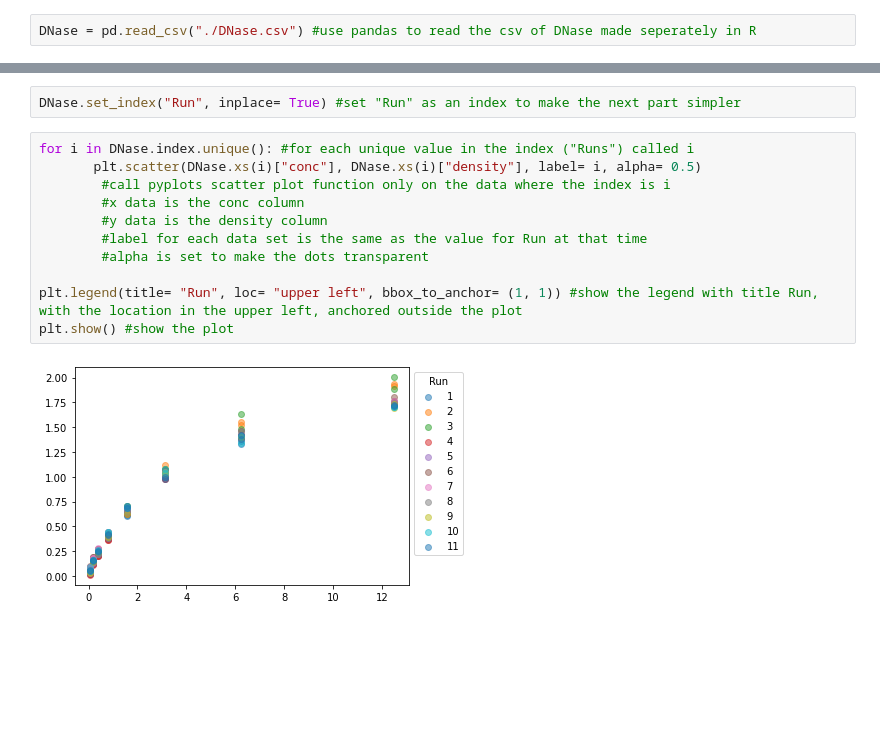
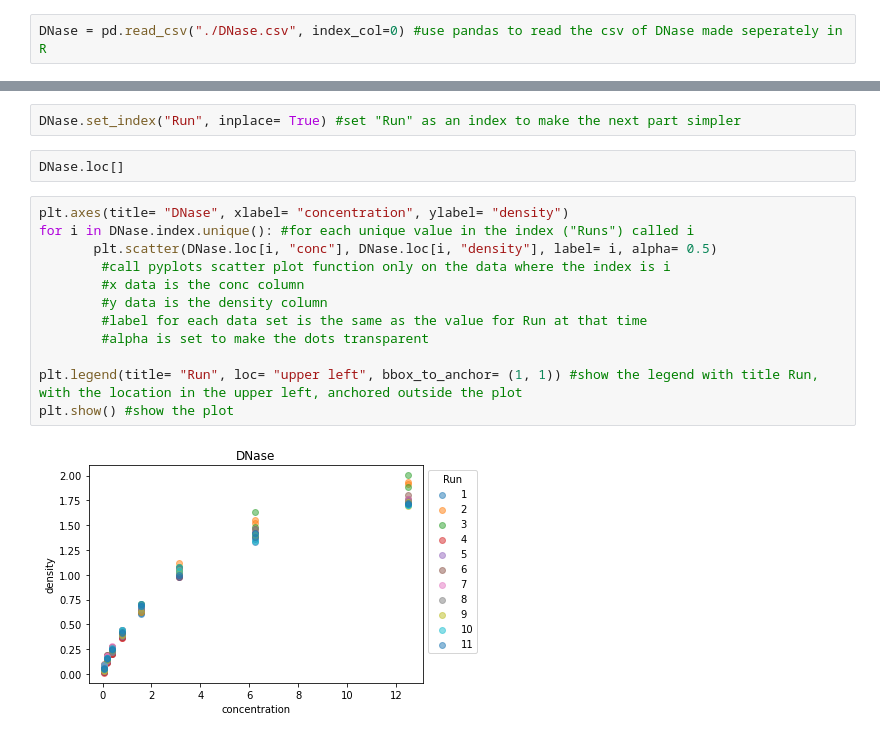
Before and after one commit to JShermanK1/binder_r_conda, a Jupyter notebook: Data_Club_plot_in_python.ipynb, the cells around one changed output, grey strips where cells are left out. Drawn from its saved outputs; the diff is of its cells as text; blank space fills up the shorter version.

```diff
--- a/Data_Club_plot_in_python.ipynb
+++ b/Data_Club_plot_in_python.ipynb
@@ -2,7 +2,7 @@
 import pandas as pd #import pandas
 from matplotlib import pyplot as plt #import just the pyplot part of matplotlib
 # %%
-DNase = pd.read_csv("./DNase.csv") #use pandas to read the csv of DNase made seperately in R
+DNase = pd.read_csv("./DNase.csv", index_col=0) #use pandas to read the csv of DNase made seperately in R
 # %%
 DNase
 # %% [output]
@@ -24,16 +23,19 @@ DNase
 DNase.sort_values("Run", inplace= True) #sort the data on the "Run" column
 # %%
 DNase.set_index("Run", inplace= True) #set "Run" as an index to make the next part simpler
+# %%
+DNase.loc[]
 # %%
+plt.axes(title= "DNase", xlabel= "concentration", ylabel= "density")
 for i in DNase.index.unique(): #for each unique value in the index ("Runs") called i
-       plt.scatter(DNase.xs(i)["conc"], DNase.xs(i)["density"], label= i, alpha= 0.5)
+       plt.scatter(DNase.loc[i, "conc"], DNase.loc[i, "density"], label= i, alpha= 0.5)
         #call pyplots scatter plot function only on the data where the index is i
         #x data is the conc column
         #y data is the density column
         #label for each data set is the same as the value for Run at that time
         #alpha is set to make the dots transparent
 
 plt.legend(title= "Run", loc= "upper left", bbox_to_anchor= (1, 1)) #show the legend with title Run, with the location in the upper left, anchored outside the plot
 plt.show() #show the plot
 # %% [output]
-[figure, old version]
+[figure, new version]
```
Also changed, not shown: parts of 1 cell of this notebook, 1 other file.
